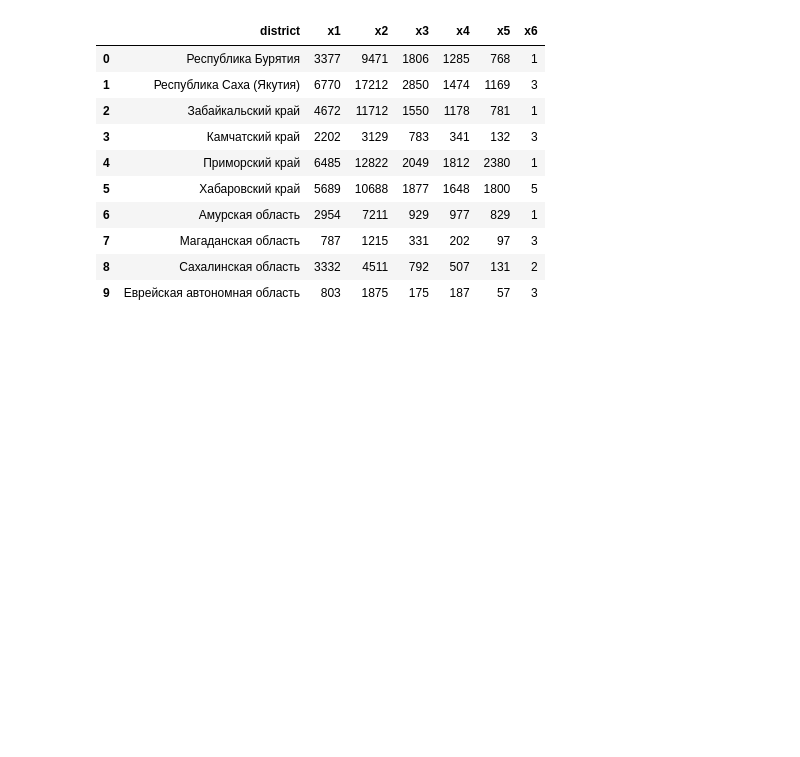
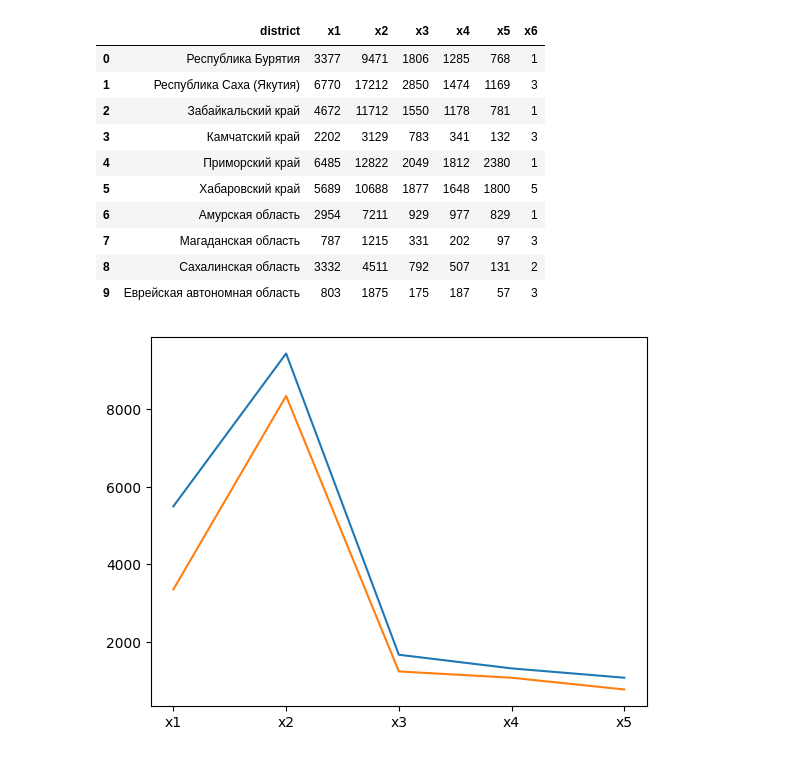
Before and after one commit to kujilit/machine-learning, a Jupyter notebook: labs/lab2/main.ipynb, the cells around one changed output. Drawn from its saved outputs; the diff is of its cells as text; code cells hidden in the pictures; blank space fills up the shorter version.

Commit message:
added plots

```diff
--- a/labs/lab2/main.ipynb
+++ b/labs/lab2/main.ipynb
@@ -107,3 +107,12 @@ display(dv)
 | 7 | Магаданская область | 787 | 1215 | 331 | 202 | 97 | 3 |
 | 8 | Сахалинская область | 3332 | 4511 | 792 | 507 | 131 | 2 |
 | 9 | Еврейская автономная область | 803 | 1875 | 175 | 187 | 57 | 3 |
+# %%
+import matplotlib.pyplot as plt
+
+plt.plot(df.loc[:, ['x1', 'x2', 'x3', 'x4', 'x5']].median())
+plt.plot(dv.loc[:, ['x1', 'x2', 'x3', 'x4', 'x5']].median())
+
+plt.show()
+# %% [output]
+[figure, added]
```
